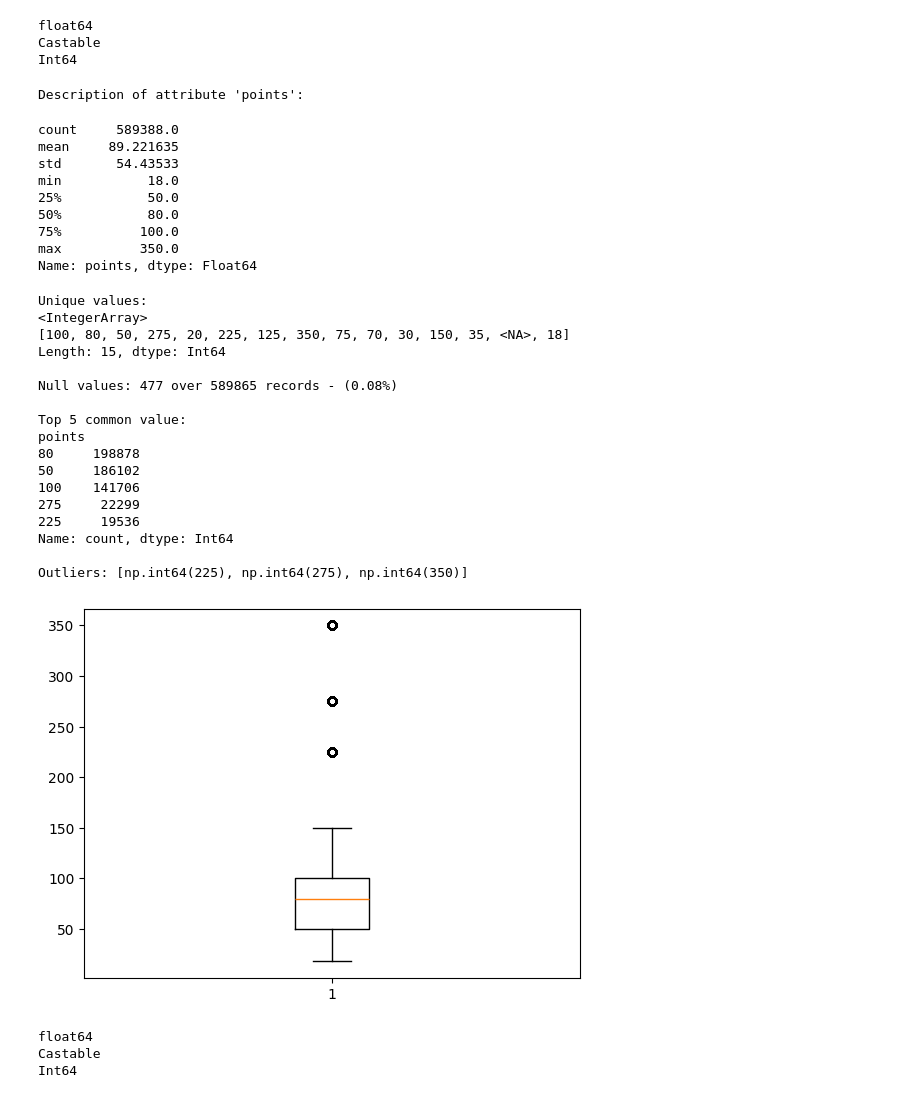
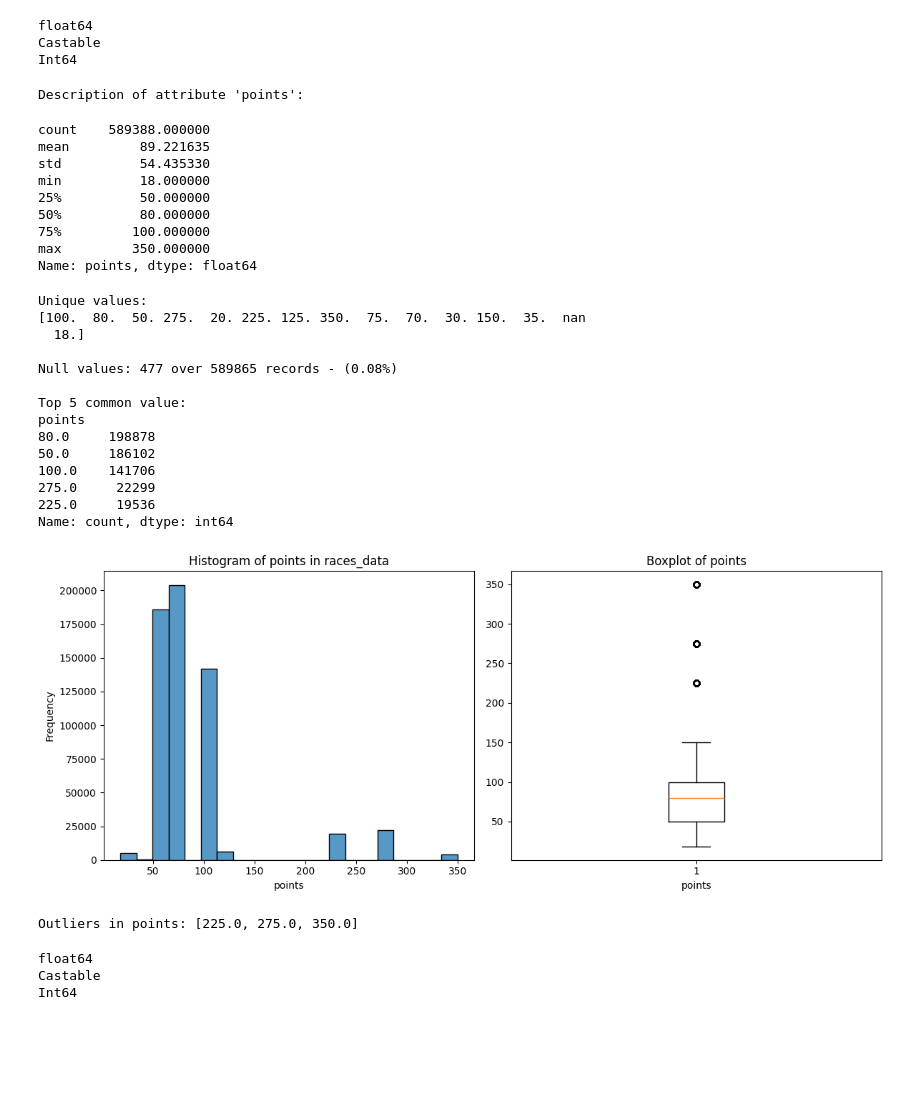
Before and after one commit to luca-rizzo/dm-2024-project, a Jupyter notebook: notebook/data_understanding.ipynb, the cells around one changed output. Drawn from its saved outputs; the diff is of its cells as text; code cells hidden in the pictures; blank space fills up the shorter version.

```diff
--- a/notebook/data_understanding.ipynb
+++ b/notebook/data_understanding.ipynb
@@ -303,37 +265,35 @@ except TypeError:
 float64
 Castable
 Int64
-# %%
-stats(races["points"], box=True)
-# %% [output]
-Description of attribute 'points':
-count     589388.0
-mean     89.221635
-std       54.43533
-min           18.0
-25%           50.0
-50%           80.0
-75%          100.0
-max          350.0
-Name: points, dtype: Float64
-Unique values:
-<IntegerArray>
-[100, 80, 50, 275, 20, 225, 125, 350, 75, 70, 30, 150, 35, <NA>, 18]
-Length: 15, dtype: Int64
-
-Null values: 477 over 589865 records - (0.08%)
-
-Top 5 common value:
-points
-80     198878
-50     186102
-100    141706
-275     22299
-225     19536
-Name: count, dtype: Int64
-
-Outliers: [np.int64(225), np.int64(275), np.int64(350)]
-[figure, removed]
+# %%
+stats_and_distribution(races["points"], attr_type='numerical')
+# %% [output]
+Description of attribute 'points':
+count    589388.000000
+mean         89.221635
+std          54.435330
+min          18.000000
+25%          50.000000
+50%          80.000000
+75%         100.000000
+max         350.000000
+Name: points, dtype: float64
+Unique values:
+[100.  80.  50. 275.  20. 225. 125. 350.  75.  70.  30. 150.  35.  nan
+  18.]
+
+Null values: 477 over 589865 records - (0.08%)
+
+Top 5 common value:
+points
+80.0     198878
+50.0     186102
+100.0    141706
+275.0     22299
+225.0     19536
+Name: count, dtype: int64
+[figure, added]
+Outliers in points: [225.0, 275.0, 350.0]
 # %%
 # We use 'Int64' to correctly manage also NaN values
 print(races['uci_points'].dtype)
```
Also changed, not shown: parts of 47 cells of this notebook, 2 other files.
